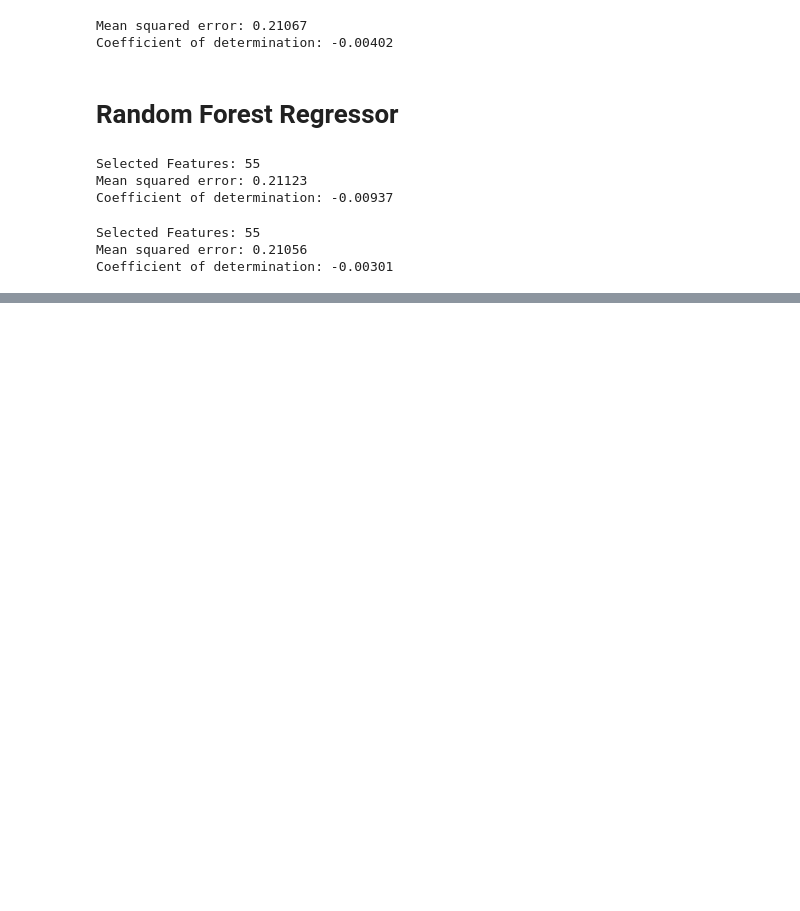
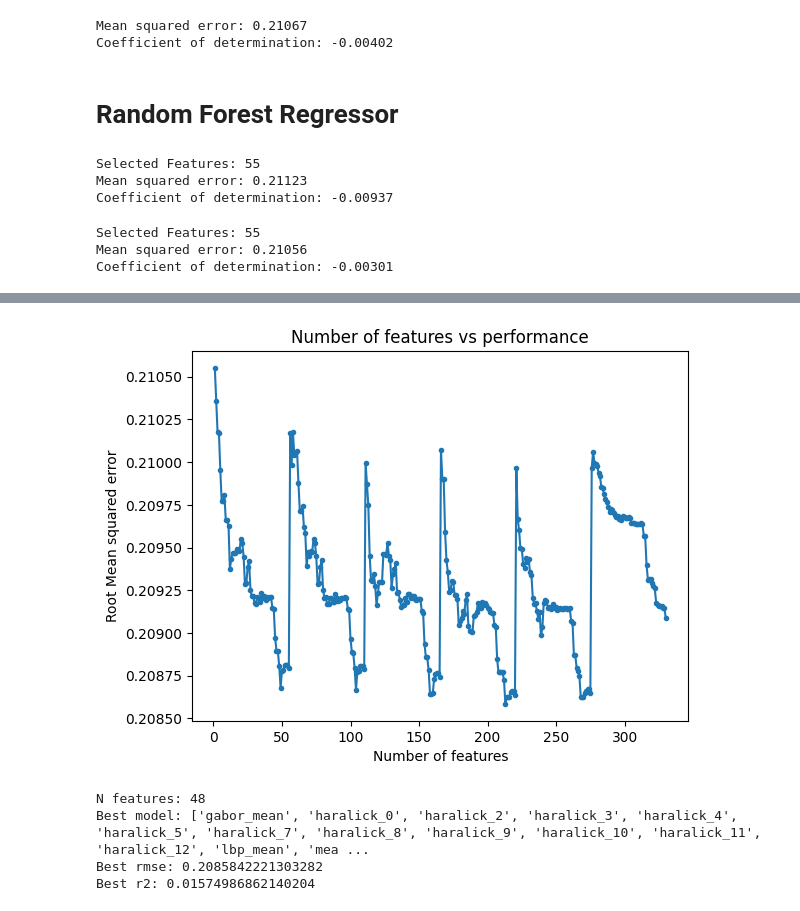
Before and after one commit to minesamaro/pawpularity-daco, a Jupyter notebook: meta_feat.ipynb, the cells around one changed output, grey strips where cells are left out. Cells and saved outputs as stored; diff of their text form; code cells hidden in the pictures; blank space fills up the shorter version.

```diff
--- a/meta_feat.ipynb
+++ b/meta_feat.ipynb
@@ -204,9 +225,9 @@ plt.show()
 # %%
 from sklearn.feature_selection import RFE
 
-ftrs = []
+ftrs_lr_of = []
 rmse_list_lr_of = []
-r2_list = []
+r2_list_lr_of = []
 
 for i in range(1, len(of_X_train.columns) + 1):
     # Create the RFE with a LinearRegression estimator and n_features_to_select = i
@@ -230,9 +251,9 @@ for i in range(1, len(of_X_train.columns) + 1):
     y_pred = model.predict(X_val[selected_features])
 
     rmse_list_lr_of.append(np.sqrt(mean_squared_error(y_val, y_pred)))
-    r2_list.append(r2_score(y_val, y_pred))
+    r2_list_lr_of.append(r2_score(y_val, y_pred))
 
-    ftrs.append(selected_features)
+    ftrs_lr_of.append(selected_features)
 
 
     print(f"Selected Features: {i}")
@@ -643,27 +602,0 @@ Average cross-validation score:  0.004730776008093529
-# %%
-from sklearn.svm import SVR
-from sklearn.model_selection import GridSearchCV
-from sklearn.metrics import mean_squared_error, r2_score
-from sklearn.preprocessing import StandardScaler
-from sklearn.preprocessing import MinMaxScaler
-# Create SVR model
-svr_model = SVR()
-
-# Create StandardScaler
-#scaler = StandardScaler()
-scaler = MinMaxScaler()
-# Scale the features
-X_train_scaled = scaler.fit_transform(X_train)
-
-# Define the parameter grid
-param_grid = {'C': [0.1, 1, 10], 'gamma': [1, 0.1, 0.0001], 'kernel': ['rbf', 'linear', 'sigmoid']}
-
-# Perform grid search on scaled data
-grid = GridSearchCV(svr_model, param_grid, cv=5, verbose=3)
-grid.fit(X_train_scaled, y_train)
-
-# Get the best parameters
-best_params = grid.best_params_
-
-# Get the best estimator
-best_estimator = grid.best_estimator_
@@ -669,0 +713,21 @@ best_estimator = grid.best_estimator_
+# %%
+# Plot the elbow curve of the RFE
+plt.plot(range(1, len(results['rmse']) +1), results['rmse'][:], marker='.')
+plt.xlabel('Number of features')
+plt.ylabel('Root Mean squared error')
+plt.title('Number of features vs performance')
+plt.show()
+# %% [output]
+[figure, added]
+# %%
+# Print the results of the best model
+best_model_idx = np.argmin(results['rmse'])
+print(f"N features: {results['num_features'][best_model_idx]}")
+print(f"Best model: {results['features_selected'][best_model_idx]}")
+print(f"Best rmse: {results['rmse'][best_model_idx]}")
+print(f"Best r2: {results['r2'][best_model_idx]}")
+# %% [output]
+N features: 48
+Best model: ['gabor_mean', 'haralick_0', 'haralick_2', 'haralick_3', 'haralick_4', 'haralick_5', 'haralick_7', 'haralick_8', 'haralick_9', 'haralick_10', 'haralick_11', 'haralick_12', 'lbp_mean', 'mea ...
+Best rmse: 0.2085842221303282
+Best r2: 0.01574986862140204
```
Also changed, not shown: parts of 13 cells of this notebook, 1 other file.
